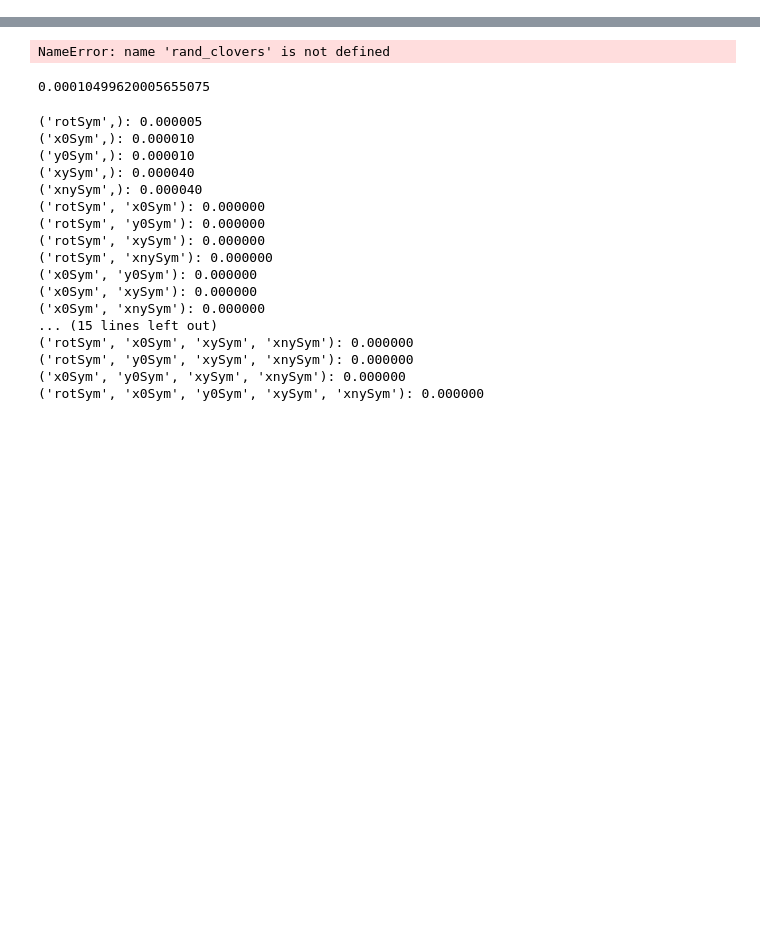
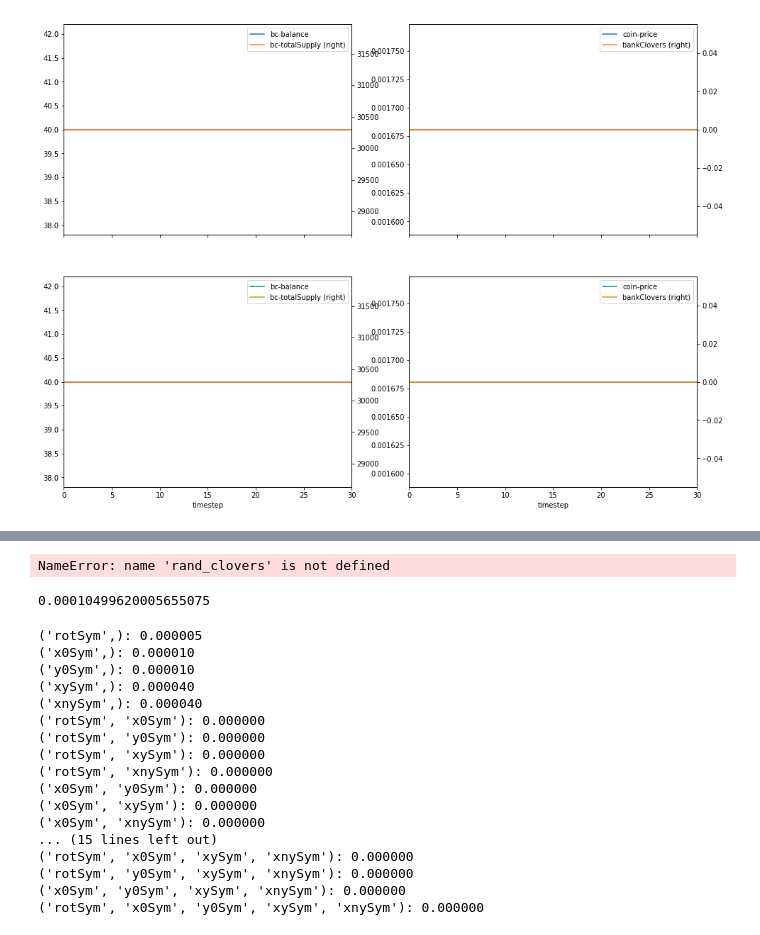
Before and after one commit to clovers-network/clovers-cadCAD, a Jupyter notebook: src/Clovers.network.ipynb, the cells around one changed output, grey strips where cells are left out. Saved outputs shown, nothing was run; the diff lists cells and outputs as text; code cells hidden in the pictures; blank space fills up the shorter version.

```diff
--- a/src/Clovers.network.ipynb
+++ b/src/Clovers.network.ipynb
@@ -99,9 +112,12 @@ NameError: name 'raw_result' is not defined
 # %%
-fig = plt.figure(figsize=(16,7))
-axs = fig.subplots(1, 2)
+fig = plt.figure(figsize=(16,6*num_runs))
+axs = fig.subplots(num_runs, 2)
 
-df[df.run == 2].plot('timestep', ['bc-balance', 'bc-totalSupply'], secondary_y=['bc-totalSupply'], ax=axs[0])
-df[df.run == 2].plot('timestep', ['coin-price', 'bankClovers'], secondary_y=['bankClovers'], ax=axs[1])
+for run in range(0,num_runs):
+    df[df.run == (run+1)].plot('timestep', ['bc-balance', 'bc-totalSupply'], secondary_y=['bc-totalSupply'], ax=axs[run,0])
+    df[df.run == (run+1)].plot('timestep', ['coin-price', 'bankClovers'], secondary_y=['bankClovers'], ax=axs[run,1])
+# %% [output]
+[figure, added]
 # %%
 df_run = df[df.run == 1]
 df_run.plot('timestep', ['bc-totalSupply'], grid=False,
```
Also changed, not shown: parts of 10 cells of this notebook, 4 other files.
